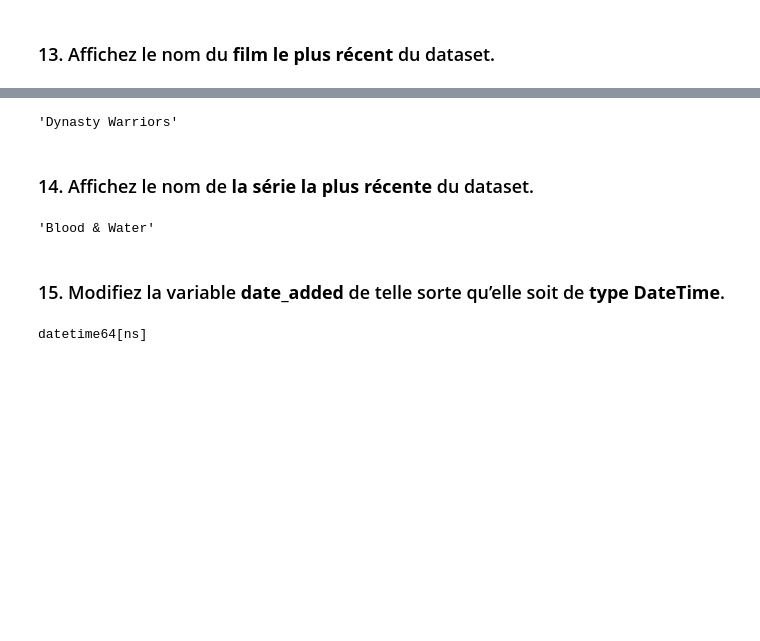
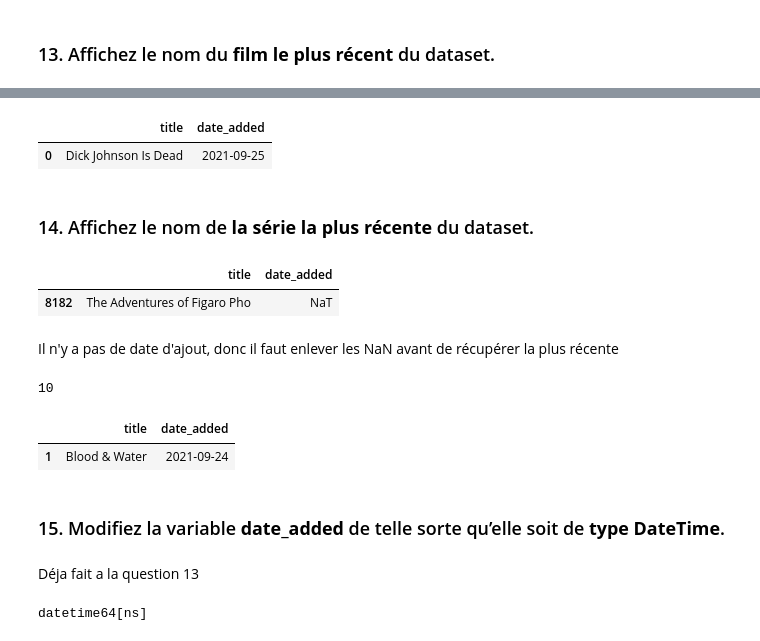
Before and after one commit to leo-carrey/Netflix-Insights, a Jupyter notebook: Netflix Data Analysis.ipynb, the cells around one changed output, grey strips where cells are left out. Saved outputs shown, nothing was run; the diff lists cells and outputs as text; code cells hidden in the pictures; blank space fills up the shorter version.

Commit message:
Correct Questions 13, 14 and 23.b

```diff
--- a/Netflix Data Analysis.ipynb
+++ b/Netflix Data Analysis.ipynb
@@ -316,17 +335,31 @@ df_movies = df[df["type"] == "Movie"]
 # %%
-# On récupère le titre du film qui est sorti le plus récemment
-df_movies.sort_values(by='release_year', ascending=False).iloc[0]["title"]
+# On récupère le titre du film le plus récent
+df_movies.sort_values(by='date_added').tail(1)[["title", "date_added"]]
 # %% [output]
-'Dynasty Warriors'
+|  | title | date_added |
+| 0 | Dick Johnson Is Dead | 2021-09-25 |
 # %% [markdown]
 ### 14. Affichez le nom de **la série la plus récente** du dataset.
 # %%
 # On isole les séries
 df_tv_shows = df[df["type"] == "TV Show"]
 # %%
-# On récupère le titre de la série sortie le plus récemment
-df_tv_shows.sort_values(by='release_year', ascending=False).iloc[0]["title"]
+# On récupère le titre de la série la plus récente
+df_tv_shows.sort_values(by='date_added').tail(1)[["title", "date_added"]]
 # %% [output]
-'Blood & Water'
+|  | title | date_added |
+| 8182 | The Adventures of Figaro Pho | NaT |
+# %% [markdown]
+Il n'y a pas de date d'ajout, donc il faut enlever les NaN avant de récupérer la plus récente
+# %%
+df_tv_shows["date_added"].isna().sum()
+# %% [output]
+10
+# %%
+# On récupère le titre de la série la plus récente
+df_tv_shows.dropna(subset=["date_added"]).sort_values(by='date_added').tail(1)[["title", "date_added"]]
+# %% [output]
+|  | title | date_added |
+| 1 | Blood & Water | 2021-09-24 |
 # %% [markdown]
 ### 15. Modifiez la variable **date_added** de telle sorte qu’elle soit de **type DateTime**.
@@ -335 +366,3 @@ df["date_added"] = pd.to_datetime(df["date_added"], format="mixed")
+# %% [markdown]
+Déja fait a la question 13
 # %%
```
Also changed, not shown: parts of 10 cells of this notebook.
